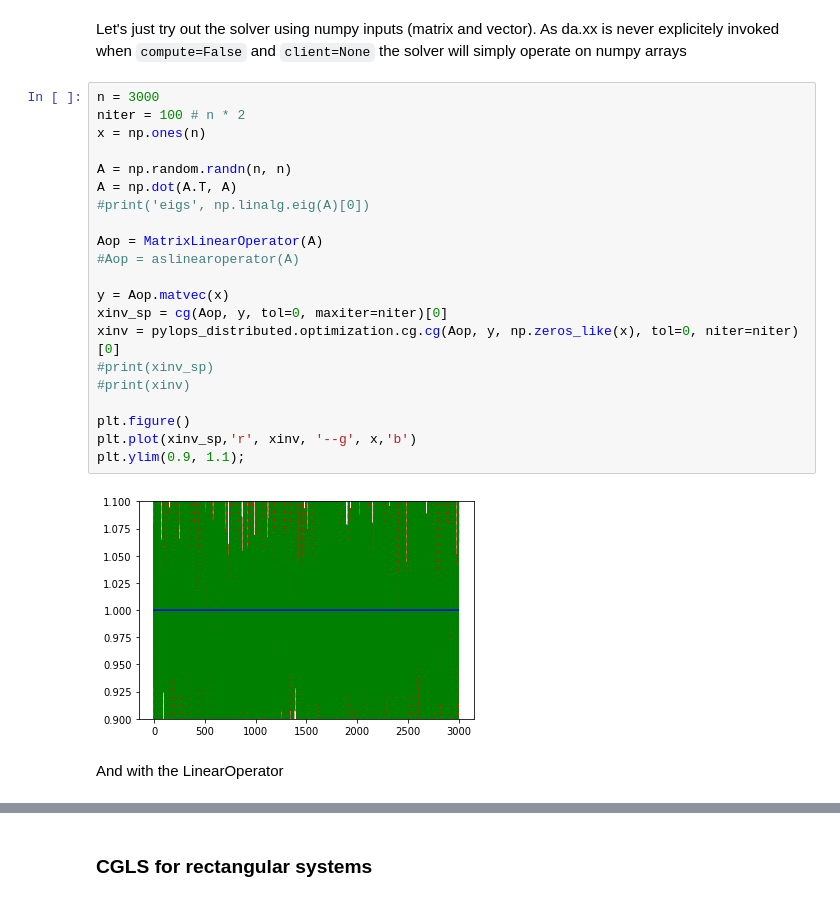
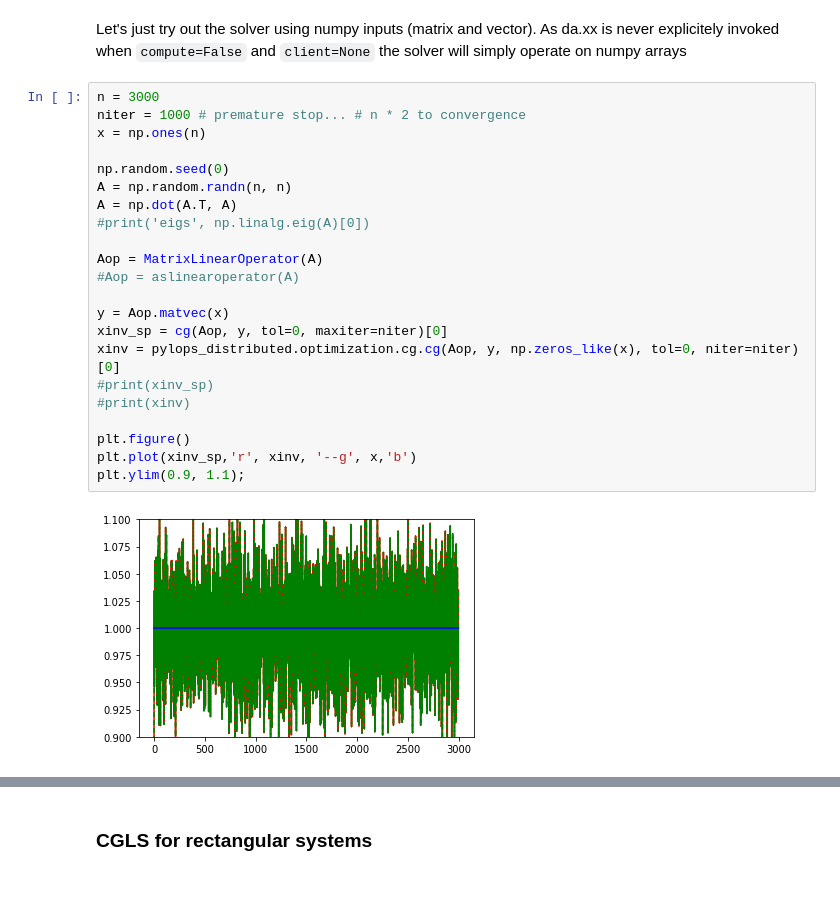
Before and after one commit to PyLops/pylops_notebooks, a Jupyter notebook: developement-distributed/Solvers.ipynb, the cells around one changed output, grey strips where cells are left out. Saved outputs shown, nothing was run; the diff lists cells and outputs as text.

```diff
--- a/developement-distributed/Solvers.ipynb
+++ b/developement-distributed/Solvers.ipynb
@@ -35,26 +42,25 @@ client
 Let's just try out the solver using numpy inputs (matrix and vector). As da.xx is never explicitely invoked when ``compute=False`` and ``client=None`` the solver will simply operate on numpy arrays
 # %%
 n = 3000
-niter = 100 # n * 2
+niter = 1000 # premature stop... # n * 2 to convergence
 x = np.ones(n)
 
+np.random.seed(0)
 A = np.random.randn(n, n)
 A = np.dot(A.T, A)
 #print('eigs', np.linalg.eig(A)[0])
 
 Aop = MatrixLinearOperator(A)
 #Aop = aslinearoperator(A)
 
 y = Aop.matvec(x)
 xinv_sp = cg(Aop, y, tol=0, maxiter=niter)[0]
 xinv = pylops_distributed.optimization.cg.cg(Aop, y, np.zeros_like(x), tol=0, niter=niter)[0]
 #print(xinv_sp)
 #print(xinv)
 
 plt.figure()
 plt.plot(xinv_sp,'r', xinv, '--g', x,'b')
 plt.ylim(0.9, 1.1);
 # %% [output]
-[figure, old version]
+[figure, new version]
-# %% [markdown]
-And with the LinearOperator
```
Also changed, not shown: parts of 32 cells of this notebook, 7 other files.
